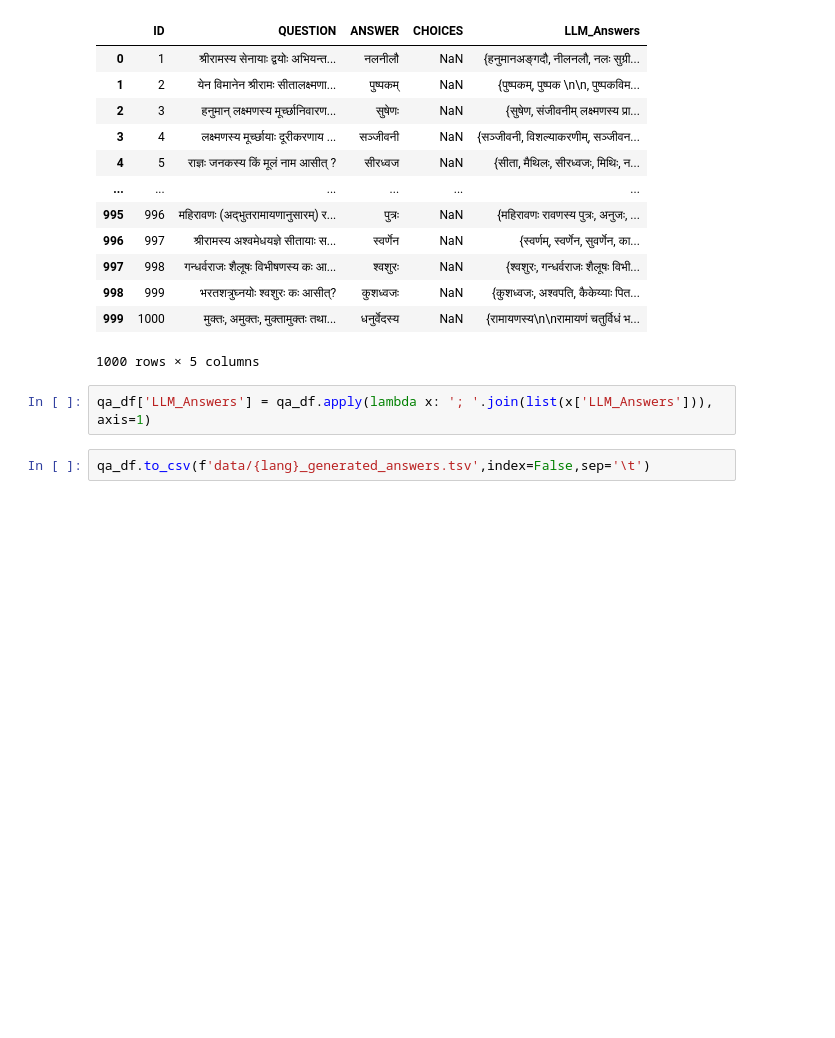
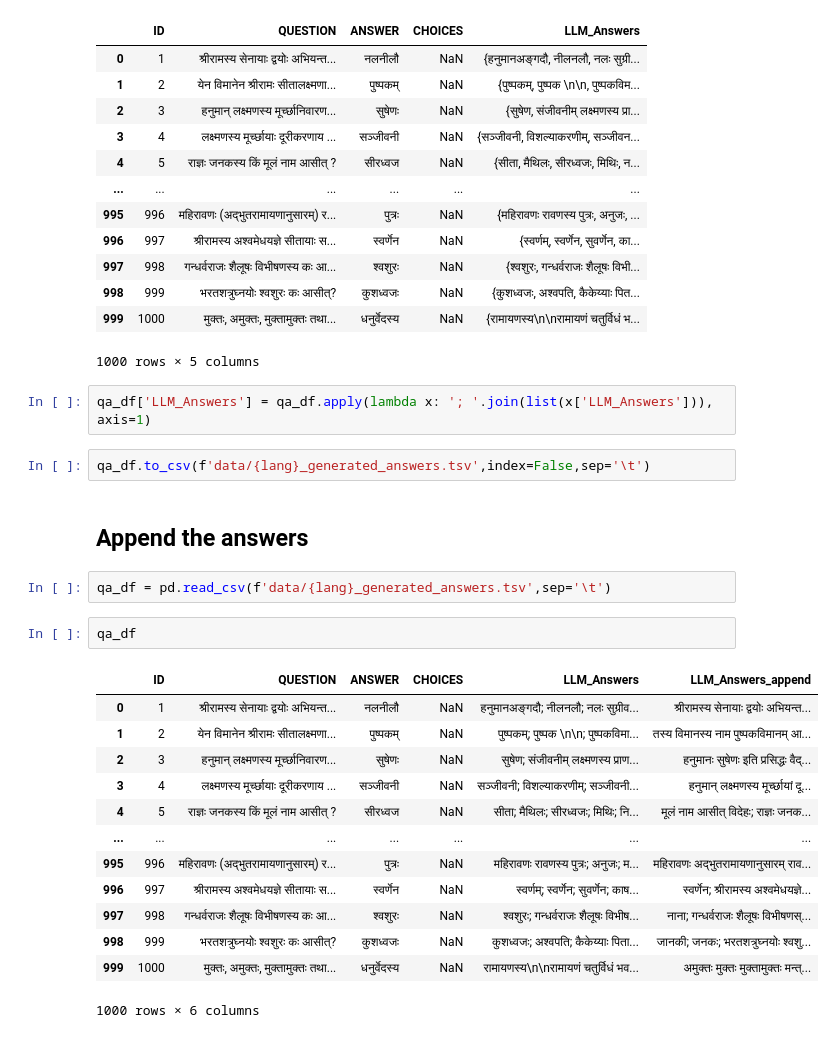
Before and after one commit to mahesh-ak/SktQA, a Jupyter notebook: Plots.ipynb, the cells around one changed output. Saved outputs shown, nothing was run; the diff lists cells and outputs as text; blank space fills up the shorter version.

```diff
--- a/Plots.ipynb
+++ b/Plots.ipynb
@@ -190,3 +191,23 @@ qa_df
 qa_df['LLM_Answers'] = qa_df.apply(lambda x: '; '.join(list(x['LLM_Answers'])), axis=1)
 # %%
 qa_df.to_csv(f'data/{lang}_generated_answers.tsv',index=False,sep='\t')
+# %% [markdown]
+## Append the answers
+# %%
+qa_df = pd.read_csv(f'data/{lang}_generated_answers.tsv',sep='\t')
+# %%
+qa_df
+# %% [output]
+|  | ID | QUESTION | ANSWER | CHOICES | LLM_Answers | LLM_Answers_append |
+| 0 | 1 | श्रीरामस्य सेनायाः द्वयोः अभियन्त... | नलनीलौ | NaN | हनुमानअङ्गदौ; नीलनलौ; नलः सुग्रीव... | श्रीरामस्य सेनायाः द्वयोः अभियन्त... |
+| 1 | 2 | येन विमानेन श्रीरामः सीतालक्ष्मणा... | पुष्पकम् | NaN | पुष्पकम्; पुष्पक \n\n; पुष्पकविमा... | तस्य विमानस्य नाम पुष्पकविमानम् आ... |
+| 2 | 3 | हनुमान् लक्ष्मणस्य मूर्च्छानिवारण... | सुषेणः | NaN | सुषेण; संजीवनीम् लक्ष्मणस्य प्राण... | हनुमानः सुषेणः इति प्रसिद्धः वैद्... |
+| 3 | 4 | लक्ष्मणस्य मूर्च्छायाः दूरीकरणाय ... | सञ्जीवनी | NaN | सञ्जीवनी; विशल्याकरणीम्; सञ्जीवनी... | हनुमान् लक्ष्मणस्य मूर्च्छायां दू... |
+| 4 | 5 | राज्ञः जनकस्य किं मूलं नाम आसीत् ? | सीरध्वज | NaN | सीता; मैथिलः; सीरध्वजः; मिथिः; नि... | मूलं नाम आसीत् विदेहः; राज्ञः जनक... |
+| ... | ... | ... | ... | ... | ... | ... |
+| 995 | 996 | महिरावणः (अद्भुतरामायणानुसारम्) र... | पुत्रः | NaN | महिरावणः रावणस्य पुत्रः; अनुजः; म... | महिरावणः अद्भुतरामायणानुसारम् राव... |
+| 996 | 997 | श्रीरामस्य अश्वमेधयज्ञे सीतायाः स... | स्वर्णेन | NaN | स्वर्णम्; स्वर्णेन; सुवर्णेन; काष... | स्वर्णेन; श्रीरामस्य अश्वमेधयज्ञे... |
+| 997 | 998 | गन्धर्वराजः शैलूषः विभीषणस्य कः आ... | श्वशुरः | NaN | श्वशुरः; गन्धर्वराजः शैलूषः विभीष... | नाना; गन्धर्वराजः शैलूषः विभीषणस्... |
+| 998 | 999 | भरतशत्रुघ्नयोः श्वशुरः कः आसीत्? | कुशध्वजः | NaN | कुशध्वजः; अश्वपति; कैकेय्याः पिता... | जानकी; जनकः; भरतशत्रुघ्नयोः श्वशु... |
+| 999 | 1000 | मुक्तः, अमुक्तः, मुक्तामुक्तः तथा... | धनुर्वेदस्य | NaN | रामायणस्य\n\nरामायणं चतुर्विधं भव... | अमुक्तः मुक्तः मुक्तामुक्तः मन्त्... |
+1000 rows × 6 columns
```
Also changed, not shown: parts of 6 cells of this notebook, 21 other files.
